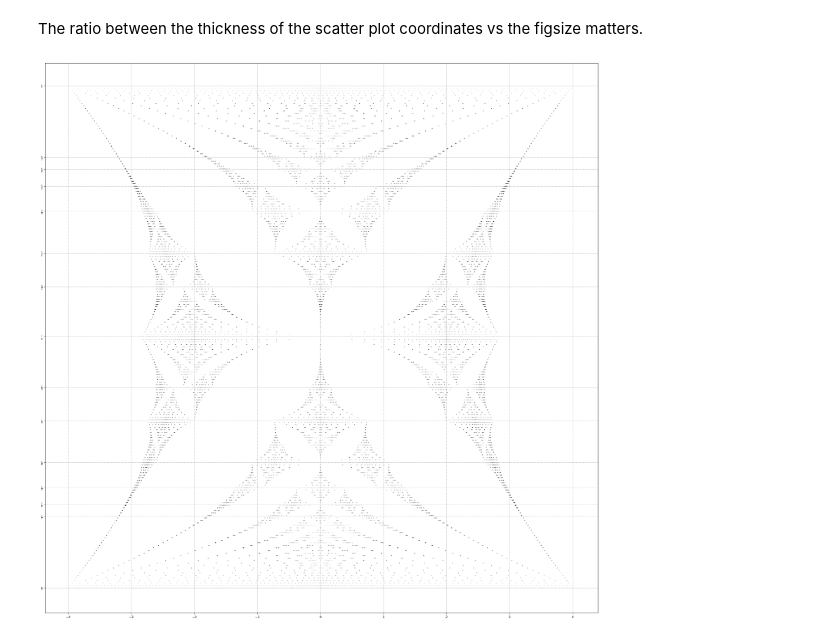
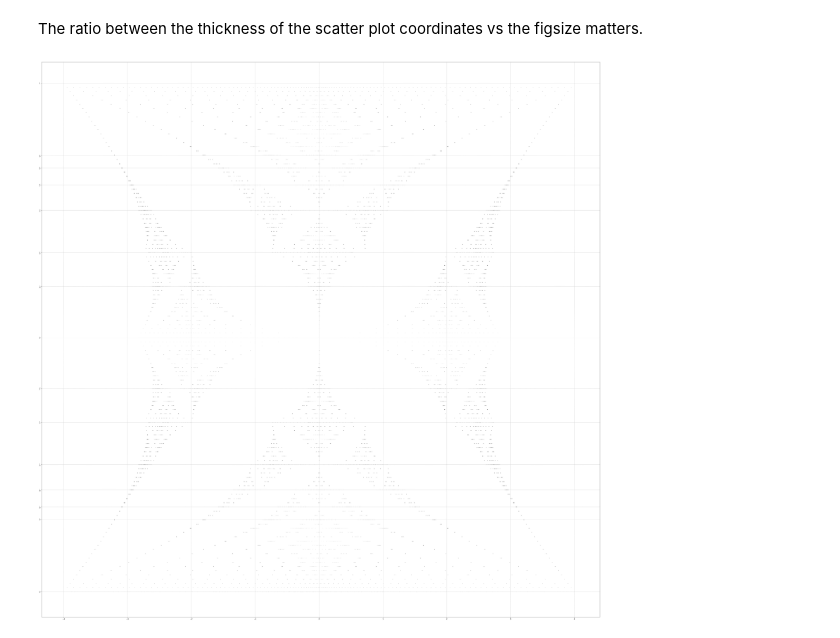
Before and after one commit to LianHaeming/HofstadterButterfly, a Jupyter notebook: Hofstadter Butterfly.ipynb, the cells around one changed output. Saved outputs shown, nothing was run; the diff lists cells and outputs as text; code cells hidden in the pictures.

Commit message:
Added progress bar

```diff
--- a/Hofstadter Butterfly.ipynb
+++ b/Hofstadter Butterfly.ipynb
@@ -20,7 +23,7 @@ def Ham(N,alpha,theta,kappa):
 
     return(H.T)
 # %%
-N = 200;
+N = 1000;
 
 alpha = np.linspace(0,1-1/N,N)
 kappa = np.pi/(2*N)
@@ -32,7 +35,13 @@ def unionkappa(al):
     v = np.empty((len(theta),)).astype(object)
     for th in range(len(theta)):
         v[th] = np.linalg.eigvalsh(Ham(N,al,theta[th],kappa))
+
     return reduce(np.union1d,(v))
 
+print("*"*5+"Filling up vector"+"*"*5)
+print("Progress:")
 for i in range(len(alpha)):
     v1[i] = unionkappa(alpha[i])
+    if i%10== 0:
+        print(f"{i/len(alpha)*100}%")
+print("*"*5+"Vector completed"+"*"*5)
@@ -39,14 +63,14 @@ for i in range(len(alpha)):
 # %% [markdown]
 The ratio between the thickness of the scatter plot coordinates vs the figsize matters.
 # %%
-fig , ax = plt.subplots(figsize = (30,30))
+fig , ax = plt.subplots(figsize = (60,60))
 
 for i in range(len(alpha)):
     o = np.ones(len(v1[i]))
-    plt.scatter(v1[i],o*alpha[i],s=0.001,marker='.',color='black')
+    plt.scatter(v1[i],o*alpha[i],s=0.005,marker='.',color='black')
 
 plt.yticks([0,1/2,1/3,1/4,1/5,1/6,1/7,2/3,3/4,2/5,3/5,4/5,5/6,6/7,1],[r'$0$',r'$\frac{1}{2}$',r'$\frac{1}{3}$',r'$\frac{1}{4}$',r'$\frac{1}{5}$',r'$\frac{1}{6}$',r'$\frac{1}{7}$',r'$\frac{2}{3}$',r'$\frac{3}{4}$',r'$\frac{2}{5}$',r'$\frac{3}{5}$',r'$\frac{4}{5}$',r'$\frac{5}{6}$',r'$\frac{6}{7}$',r'$1$'])
 
 plt.grid(linestyle='--')
 # %% [output]
-[figure, old version]
+[figure, new version]
```
Also changed, not shown: parts of 2 cells of this notebook, 2 other files.
